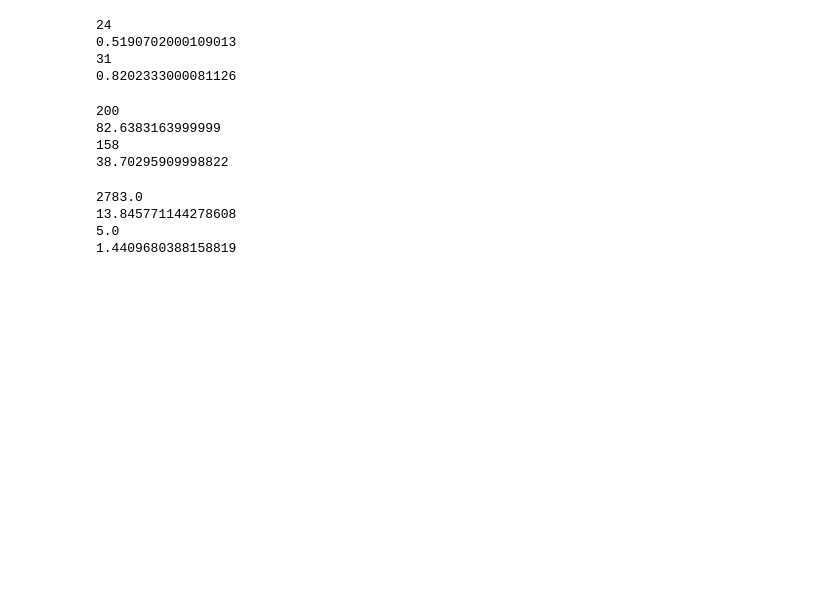
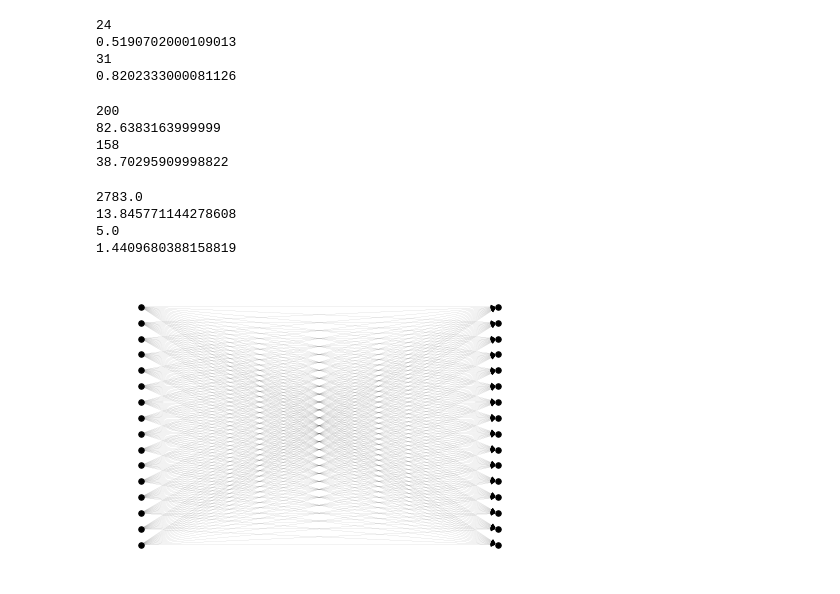
Before and after one commit to BramBakker/Thesis_peer_review_fairness, a Jupyter notebook: Testing.ipynb, the cells around one changed output. Drawn from its saved outputs; the diff is of its cells as text; code cells hidden in the pictures; blank space fills up the shorter version.

```diff
--- a/Testing.ipynb
+++ b/Testing.ipynb
@@ -610,3 +614,26 @@ print(np.std(smalst[0]))
 13.845771144278608
 5.0
 1.4409680388158819
+# %%
+options = {
+    'node_color': 'black',
+    'node_size': 30,
+    'width': 0.05,
+}
+def graphflow(sim_matrix, R, P, load, cov):
+    G = nx.DiGraph()
+    G.add_nodes_from(range(R))
+    G.add_nodes_from(range(R,P+R))
+
+    a=[i for i in range(R)]
+    for i in range(R):
+        for j in range(P):
+            G.add_edge(i, j+R, capacity=1,weight=0)
+    s=nx.drawing.layout.bipartite_layout(G, a)
+    a=nx.draw(G, s, **options)
+    plt.savefig("Graph.png", format="PNG", dpi=500)
+    return a
+# %%
+graphflow(smallest[0],16,16, 6, C)
+# %% [output]
+[figure, added]
```
Also changed, not shown: parts of 10 cells of this notebook.
